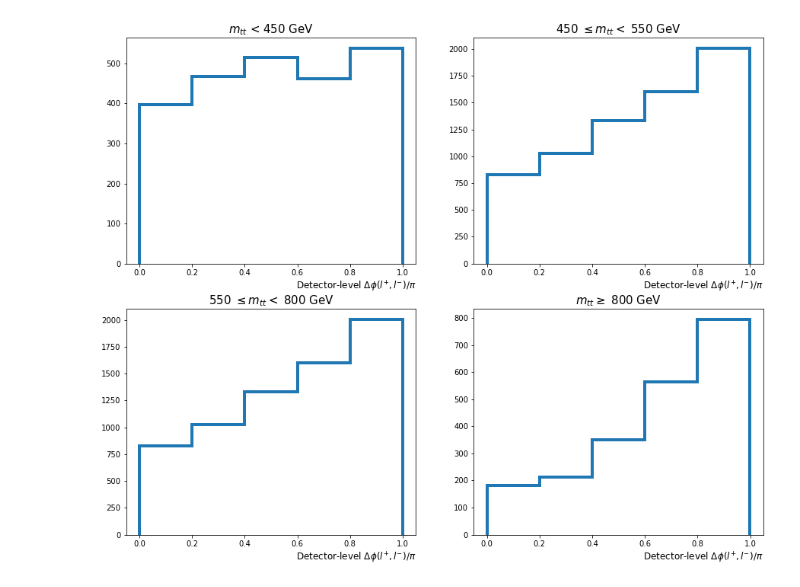
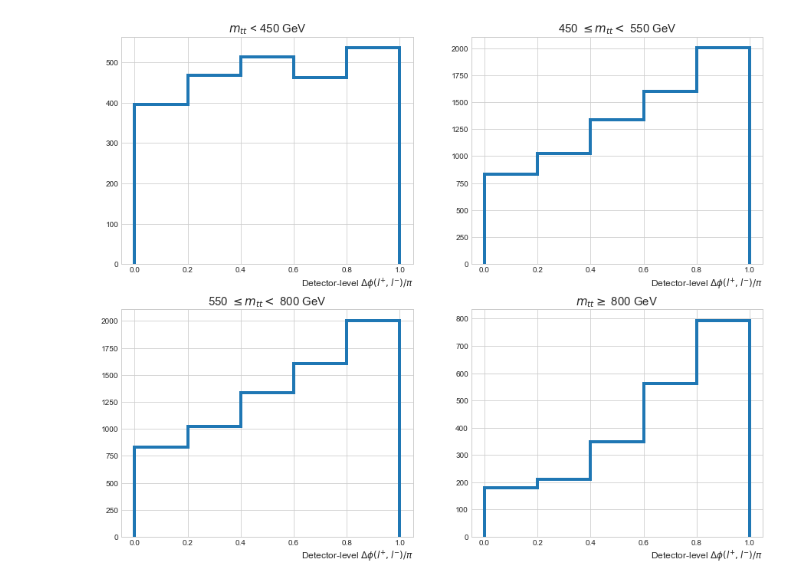
Before and after one commit to cmpatino/optimal-observables, a Jupyter notebook: consistency_checks/Observables.ipynb, the cells around one changed output. Drawn from its saved outputs; the diff is of its cells as text; code cells hidden in the pictures.

```diff
--- a/consistency_checks/Observables.ipynb
+++ b/consistency_checks/Observables.ipynb
@@ -5,8 +5,10 @@ import matplotlib.pyplot as plt
 import sys
 sys.path.append("..")
 import calculate_observables as obs
-from processing.kinematics import normalize_dPhi, phi, mass
+from processing.kinematics import normalize_dPhi, phi, mass, eta
 from ttbar_reconstruction import four_momentum
+
+plt.style.use("seaborn-whitegrid")
 # %%
 base_path = "../reconstructions/SM_spin-ON_100k"
 reco_names = [
@@ -35,29 +71,30 @@ dPhi_ll = normalize_dPhi(phi_l_tbar - phi_l_t).reshape(-1, 1)
 # %%
 masks = {
     "x<450": m_tt < 450,
     "450<x<550": (450 <= m_tt) + (m_tt < 550),
     "550<x<800": (550 <= m_tt) + (m_tt < 800),
     "x>800": m_tt > 800
 }
 
 titles = {
     "x<450": u"$m_{tt}$ < 450 GeV",
     "450<x<550": u"450 $\leq m_{tt} <$ 550 GeV",
     "550<x<800": u"550 $\leq m_{tt} <$ 800 GeV",
     "x>800": u"$m_{tt} \geq$ 800 GeV"
 }
 
 fig, ax = plt.subplots(nrows=2, ncols=2, figsize=(15, 12))
+fig.set_facecolor("white")
 for idx, (name, mask) in enumerate(masks.items()):
     x = idx // 2
     y = idx % 2
     ax[x, y].hist(dPhi_ll[mask] / np.pi, bins=5, histtype="step", linewidth=4)
     ax[x, y].set_xlabel(
         u"Detector-level $\Delta\phi(l^{+}, l^{-})/\pi$",
         fontsize=12,
         horizontalalignment='right',
         x=1.0
     )
     ax[x, y].set_title(titles[name], fontsize=15)
 # %% [output]
-[figure, old version]
+[figure, new version]
```
Also changed, not shown: parts of 12 cells of this notebook.
